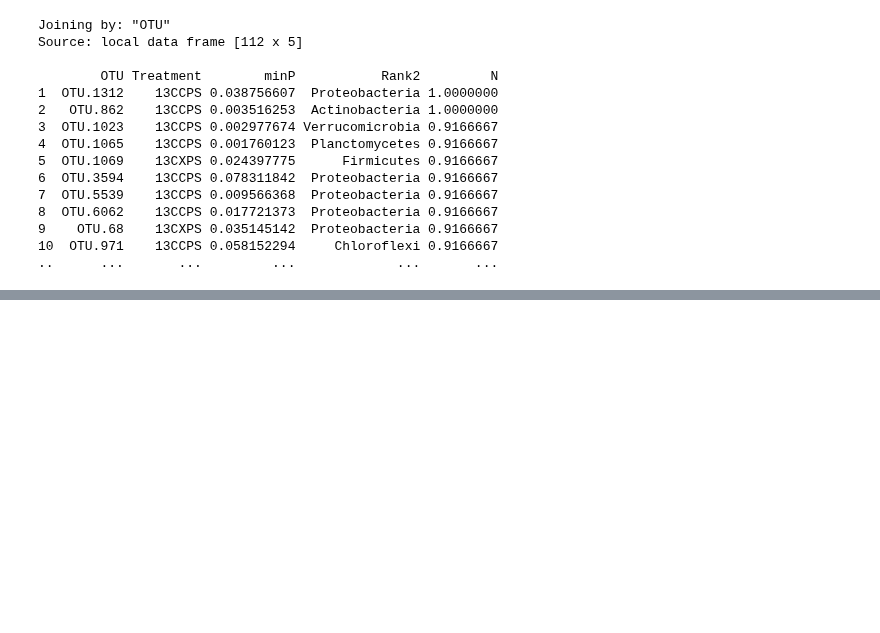
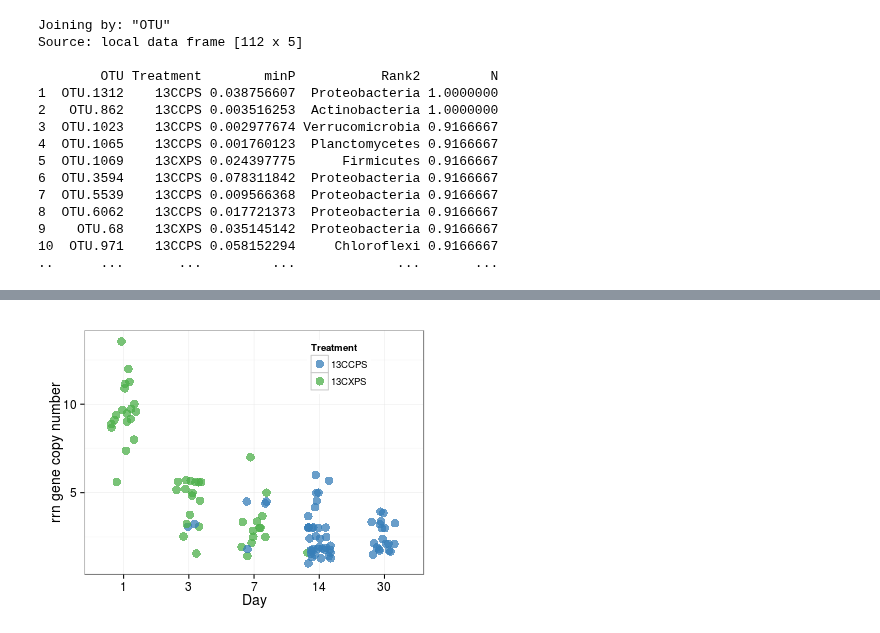
Before and after one commit to chuckpr/CSIP_succession_data_analysis, a Jupyter notebook: figures_and_stats/responder_info.ipynb, the cells around one changed output, grey strips where cells are left out. Drawn from its saved outputs; the diff is of its cells as text; code cells hidden in the pictures; blank space fills up the shorter version.

```diff
--- a/figures_and_stats/responder_info.ipynb
+++ b/figures_and_stats/responder_info.ipynb
@@ -428,3 +417,7 @@ Source: local data frame [112 x 5]
 9    OTU.68    13CXPS 0.035145142  Proteobacteria 0.9166667
 10  OTU.971    13CCPS 0.058152294     Chloroflexi 0.9166667
 ..      ...       ...         ...             ...       ...
+# %%
+%%R
+copy.df = read.csv("../data/eco_metrics.csv")
+head(copy.df)
@@ -430,0 +442,30 @@ Source: local data frame [112 x 5]
+# %%
+%%R -w 400 -h 300
+FDR = 0.10
+colours = c("#377eb8", "#4daf4a")
+
+d = copy.df %>%
+    filter(padj <= FDR) %>%
+    group_by(OTU, Treatment) %>%
+    slice(which.min(Day)) %>%
+    select(OTU, Day, Treatment, copynumber)
+
+p = ggplot(d, aes(x = factor(Day), y = copynumber, color = Treatment))
+
+p = p + geom_point(size = 4, alpha = 0.75, position = position_jitter(w = 0.20))
+
+p = p + scale_color_manual(values = colours)
+
+p = p + labs(x = "Day", y = "rrn gene copy number")
+
+p = p + theme_bw()
+
+p = p + theme(axis.text = element_text(size = 12),
+              axis.title = element_text(size = 14),
+              legend.position = c(0.75, 0.85))
+
+p.copy = p
+
+p
+# %% [output]
+[figure, added]
```
Also changed, not shown: parts of 15 cells of this notebook, 2 other files.
